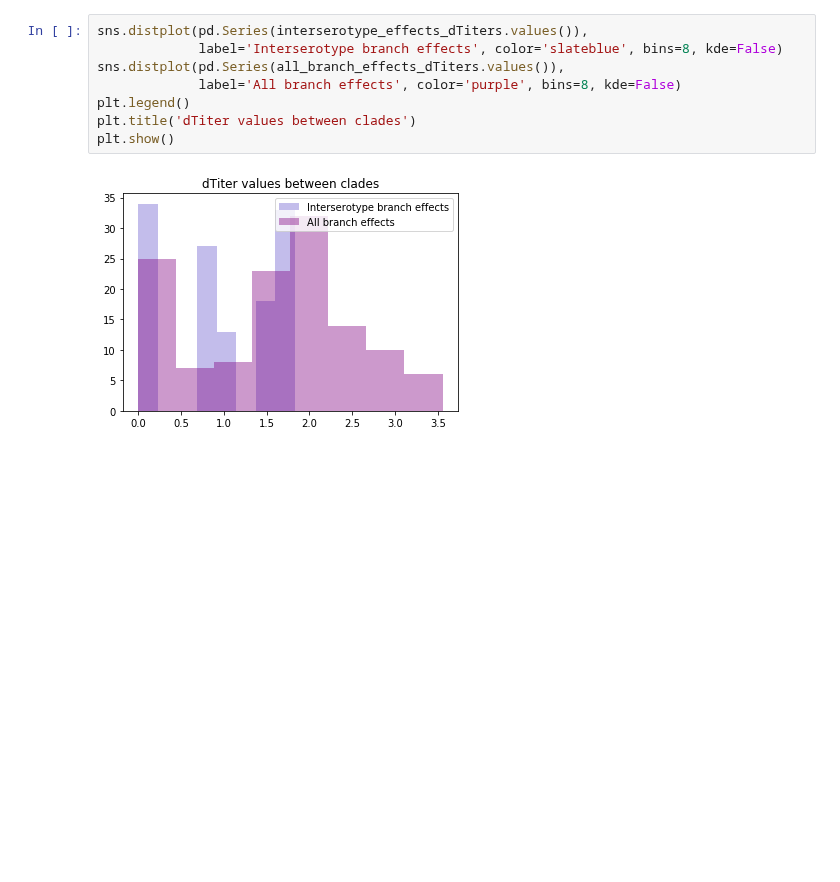
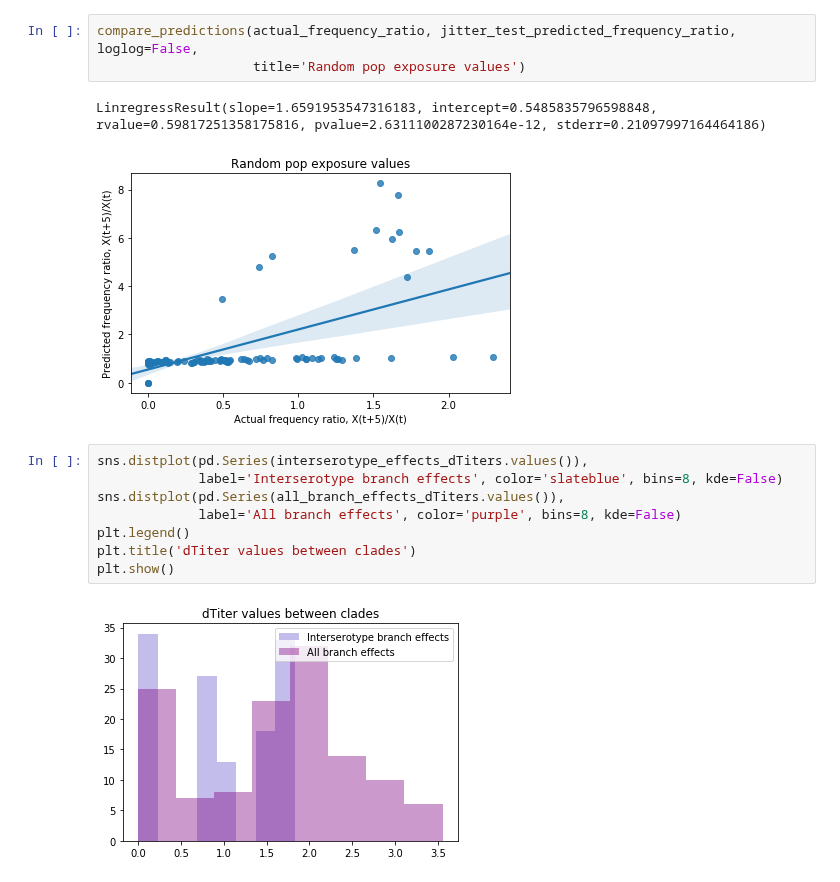
Before and after one commit to blab/dengue-antigenic-dynamics, a Jupyter notebook: scripts/frequencies/population-immunity/modularized-clade-exposure.ipynb, the cells around one changed output. Saved outputs shown, nothing was run; the diff lists cells and outputs as text; blank space fills up the shorter version.

```diff
--- a/scripts/frequencies/population-immunity/modularized-clade-exposure.ipynb
+++ b/scripts/frequencies/population-immunity/modularized-clade-exposure.ipynb
@@ -290,3 +319,9 @@ LinregressResult(slope=0.81766119646624946, intercept=0.060252350103293884, rval
+# %%
+compare_predictions(actual_frequency_ratio, jitter_test_predicted_frequency_ratio, loglog=False,
+                    title='Random pop exposure values')
+# %% [output]
+LinregressResult(slope=1.6591953547316183, intercept=0.5485835796598848, rvalue=0.59817251358175816, pvalue=2.6311100287230164e-12, stderr=0.21097997164464186)
+[figure, added]
 # %%
 sns.distplot(pd.Series(interserotype_effects_dTiters.values()),
              label='Interserotype branch effects', color='slateblue', bins=8, kde=False)
```
Also changed, not shown: parts of 26 cells of this notebook.
